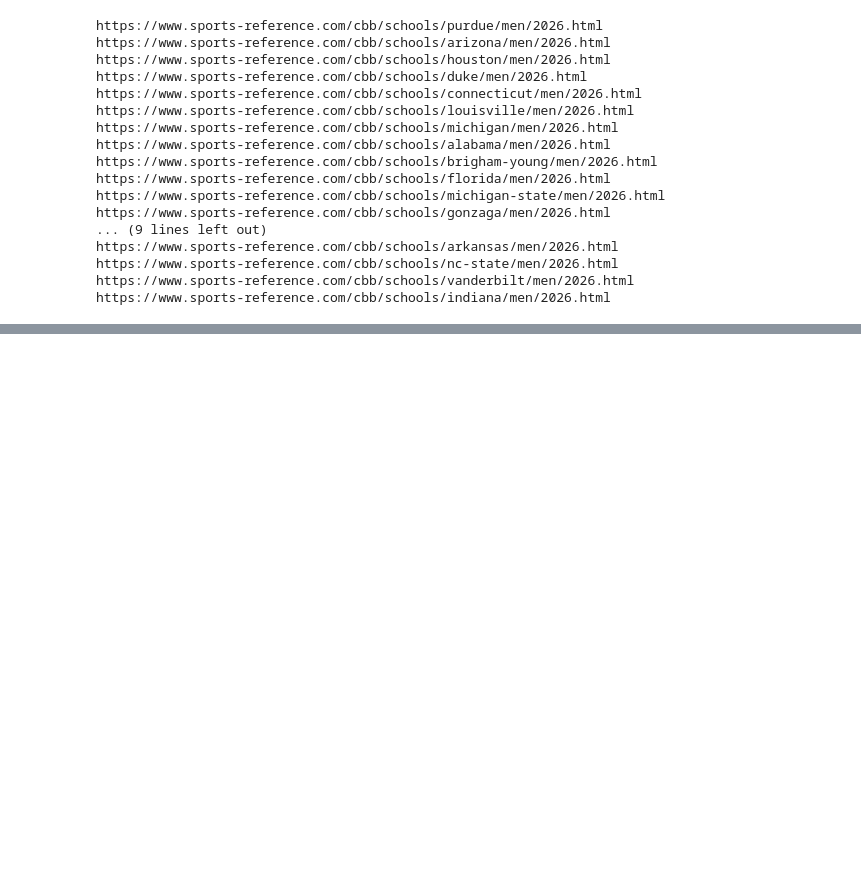
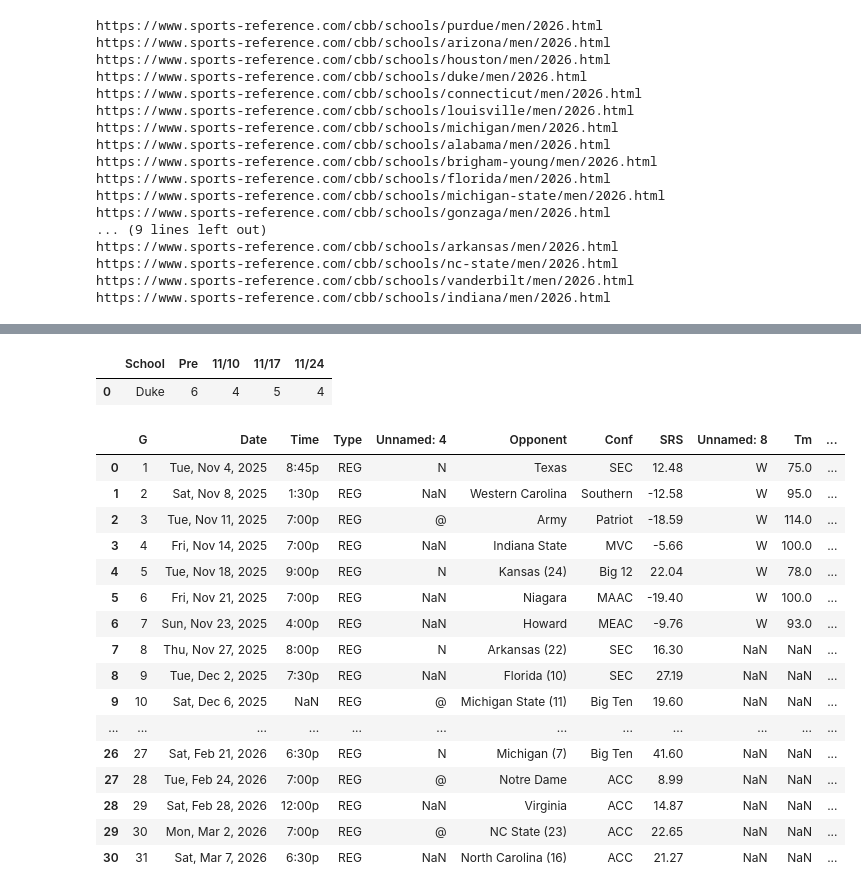
Before and after one commit to arnie12a/CollegeBasketballTracker, a Jupyter notebook: scrape/scrape.ipynb, the cells around one changed output, grey strips where cells are left out. Cells and saved outputs as stored; diff of their text form; code cells hidden in the pictures; blank space fills up the shorter version.

```diff
--- a/scrape/scrape.ipynb
+++ b/scrape/scrape.ipynb
@@ -162,0 +293,3 @@ https://www.sports-reference.com/cbb/schools/indiana/men/2026.html
+# %%
+schedule = pd.read_html('https://www.sports-reference.com/cbb/schools/duke/men/2026-schedule.html')
+schedule
@@ -162,0 +314,25 @@ https://www.sports-reference.com/cbb/schools/indiana/men/2026.html
+# %%
+schedule[0]
+# %% [output]
+|  | School | Pre | 11/10 | 11/17 | 11/24 |
+| 0 | Duke | 6 | 4 | 5 | 4 |
+# %%
+schedule[1]
+# %% [output]
+|  | G | Date | Time | Type | Unnamed: 4 | Opponent | Conf | SRS | Unnamed: 8 | Tm | ... |
+| 0 | 1 | Tue, Nov 4, 2025 | 8:45p | REG | N | Texas | SEC | 12.48 | W | 75.0 | ... |
+| 1 | 2 | Sat, Nov 8, 2025 | 1:30p | REG | NaN | Western Carolina | Southern | -12.58 | W | 95.0 | ... |
+| 2 | 3 | Tue, Nov 11, 2025 | 7:00p | REG | @ | Army | Patriot | -18.59 | W | 114.0 | ... |
+| 3 | 4 | Fri, Nov 14, 2025 | 7:00p | REG | NaN | Indiana State | MVC | -5.66 | W | 100.0 | ... |
+| 4 | 5 | Tue, Nov 18, 2025 | 9:00p | REG | N | Kansas (24) | Big 12 | 22.04 | W | 78.0 | ... |
+| 5 | 6 | Fri, Nov 21, 2025 | 7:00p | REG | NaN | Niagara | MAAC | -19.40 | W | 100.0 | ... |
+| 6 | 7 | Sun, Nov 23, 2025 | 4:00p | REG | NaN | Howard | MEAC | -9.76 | W | 93.0 | ... |
+| 7 | 8 | Thu, Nov 27, 2025 | 8:00p | REG | N | Arkansas (22) | SEC | 16.30 | NaN | NaN | ... |
+| 8 | 9 | Tue, Dec 2, 2025 | 7:30p | REG | NaN | Florida (10) | SEC | 27.19 | NaN | NaN | ... |
+| 9 | 10 | Sat, Dec 6, 2025 | NaN | REG | @ | Michigan State (11) | Big Ten | 19.60 | NaN | NaN | ... |
+| ... | ... | ... | ... | ... | ... | ... | ... | ... | ... | ... | ... |
+| 26 | 27 | Sat, Feb 21, 2026 | 6:30p | REG | N | Michigan (7) | Big Ten | 41.60 | NaN | NaN | ... |
+| 27 | 28 | Tue, Feb 24, 2026 | 7:00p | REG | @ | Notre Dame | ACC | 8.99 | NaN | NaN | ... |
+| 28 | 29 | Sat, Feb 28, 2026 | 12:00p | REG | NaN | Virginia | ACC | 14.87 | NaN | NaN | ... |
+| 29 | 30 | Mon, Mar 2, 2026 | 7:00p | REG | @ | NC State (23) | ACC | 22.65 | NaN | NaN | ... |
+| 30 | 31 | Sat, Mar 7, 2026 | 6:30p | REG | NaN | North Carolina (16) | ACC | 21.27 | NaN | NaN | ... |
```
Also changed, not shown: parts of 14 cells of this notebook.
